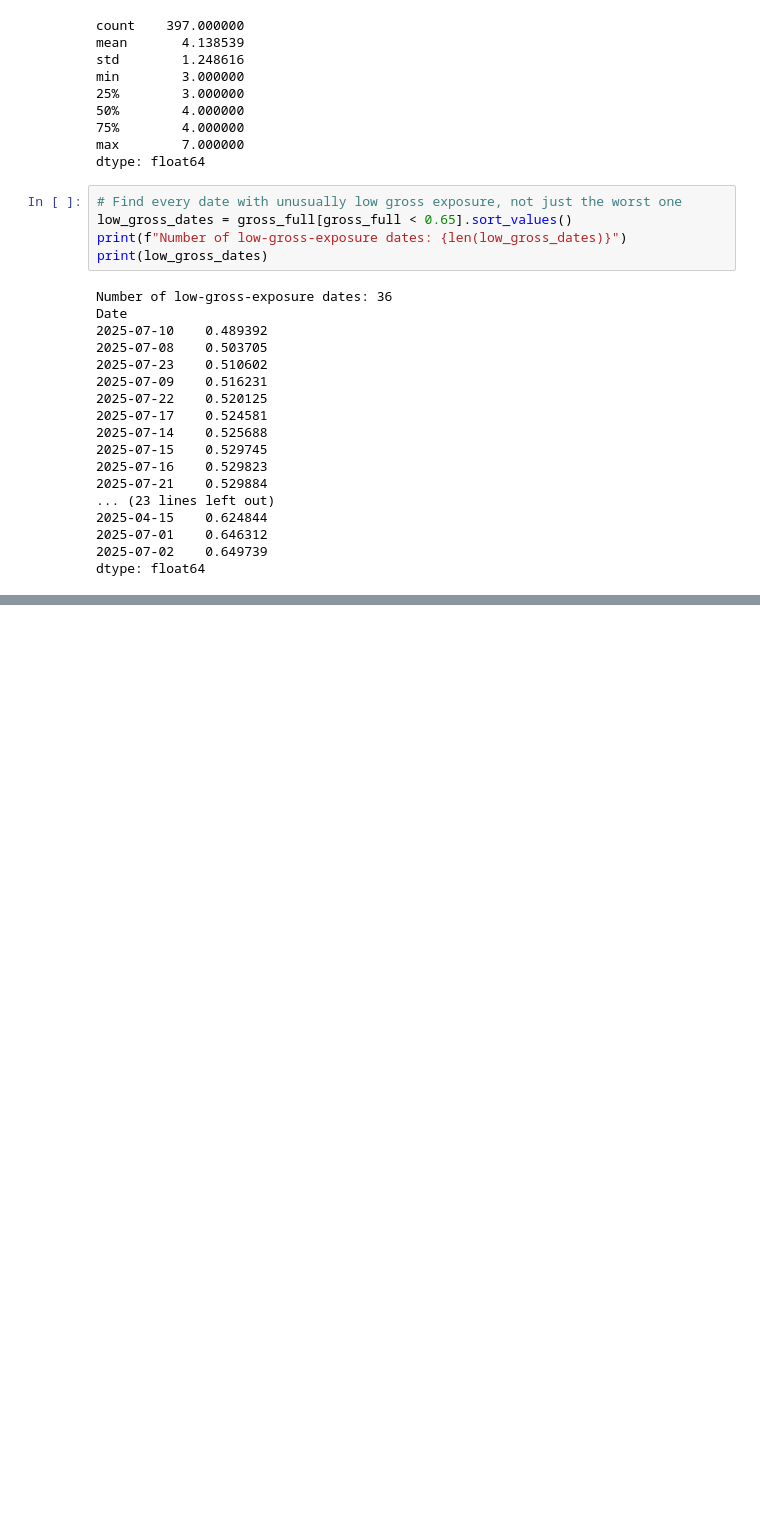
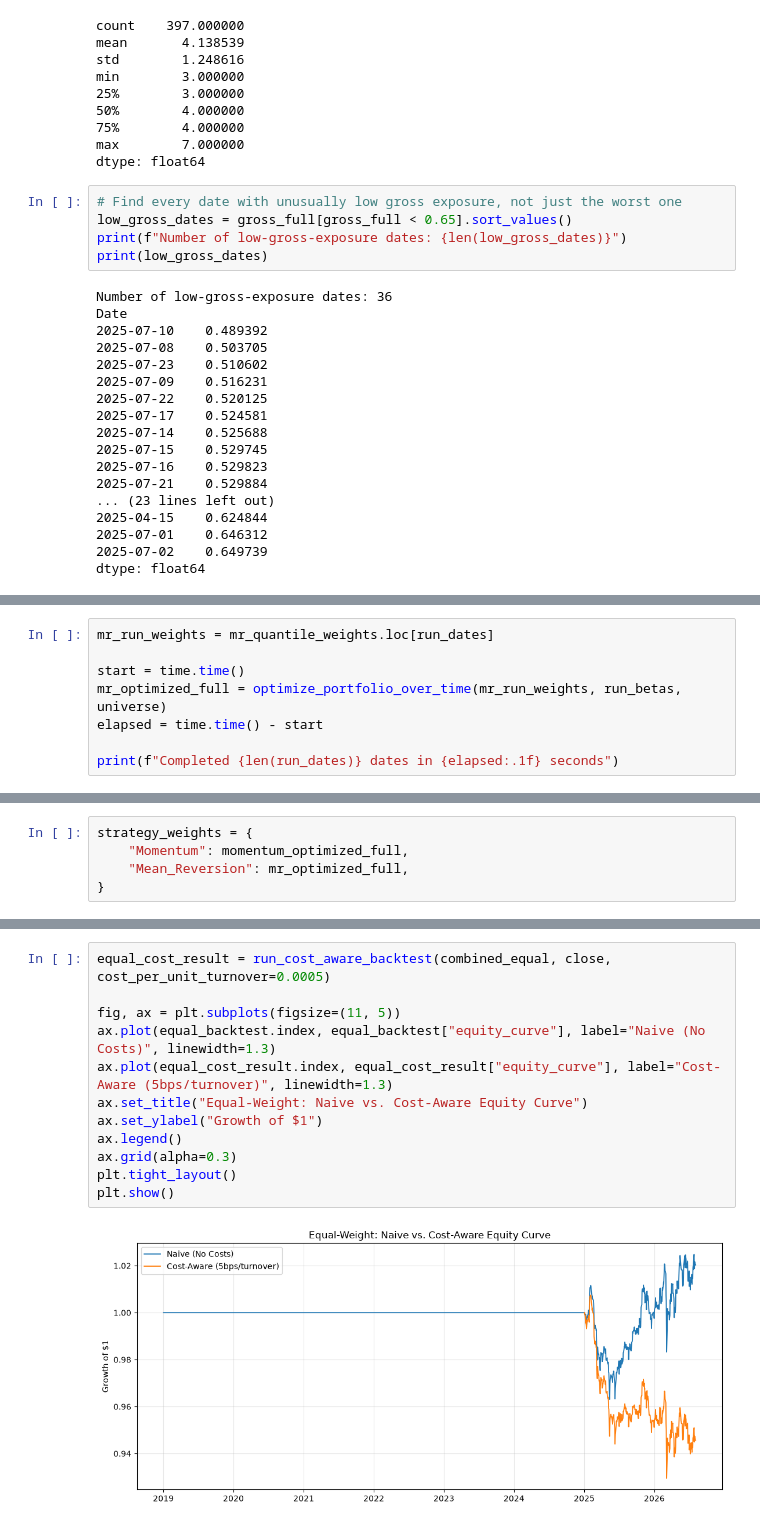
Before and after one commit to pgrajzl/systematic-portfolio-engine-equities-1, a Jupyter notebook: notebooks/alpha_signal_playground.ipynb, the cells around one changed output, grey strips where cells are left out. Drawn from its saved outputs; the diff is of its cells as text; blank space fills up the shorter version.

```diff
--- a/notebooks/alpha_signal_playground.ipynb
+++ b/notebooks/alpha_signal_playground.ipynb
@@ -1267,0 +1341,8 @@ pd.DataFrame(diagnostic_rows).set_index("date")
+# %%
+mr_run_weights = mr_quantile_weights.loc[run_dates]
+
+start = time.time()
+mr_optimized_full = optimize_portfolio_over_time(mr_run_weights, run_betas, universe)
+elapsed = time.time() - start
+
+print(f"Completed {len(run_dates)} dates in {elapsed:.1f} seconds")
@@ -1267,0 +1415,5 @@ pd.DataFrame(diagnostic_rows).set_index("date")
+# %%
+strategy_weights = {
+    "Momentum": momentum_optimized_full,
+    "Mean_Reversion": mr_optimized_full,
+}
@@ -1267,0 +1641,14 @@ pd.DataFrame(diagnostic_rows).set_index("date")
+# %%
+equal_cost_result = run_cost_aware_backtest(combined_equal, close, cost_per_unit_turnover=0.0005)
+
+fig, ax = plt.subplots(figsize=(11, 5))
+ax.plot(equal_backtest.index, equal_backtest["equity_curve"], label="Naive (No Costs)", linewidth=1.3)
+ax.plot(equal_cost_result.index, equal_cost_result["equity_curve"], label="Cost-Aware (5bps/turnover)", linewidth=1.3)
+ax.set_title("Equal-Weight: Naive vs. Cost-Aware Equity Curve")
+ax.set_ylabel("Growth of $1")
+ax.legend()
+ax.grid(alpha=0.3)
+plt.tight_layout()
+plt.show()
+# %% [output]
+[figure, added]
```
Also changed, not shown: parts of 32 cells of this notebook, 4 other files.
